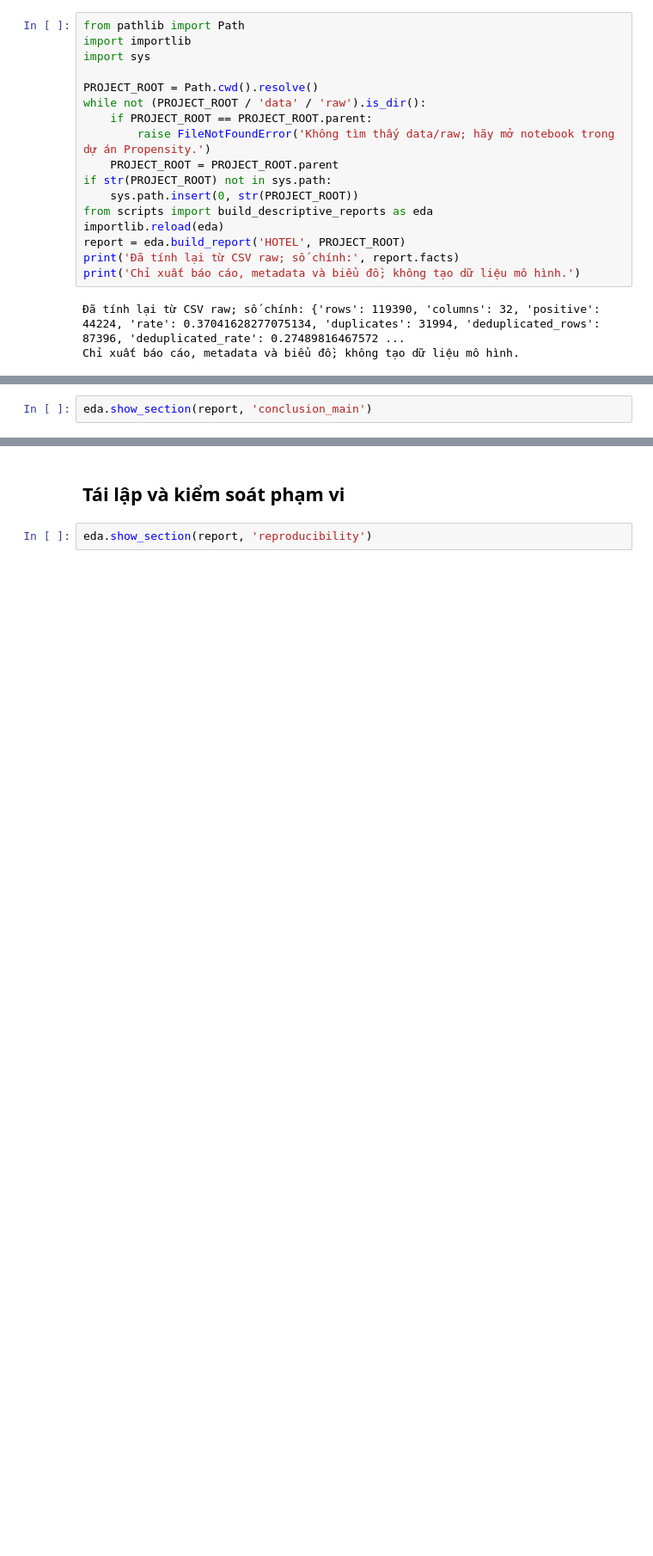
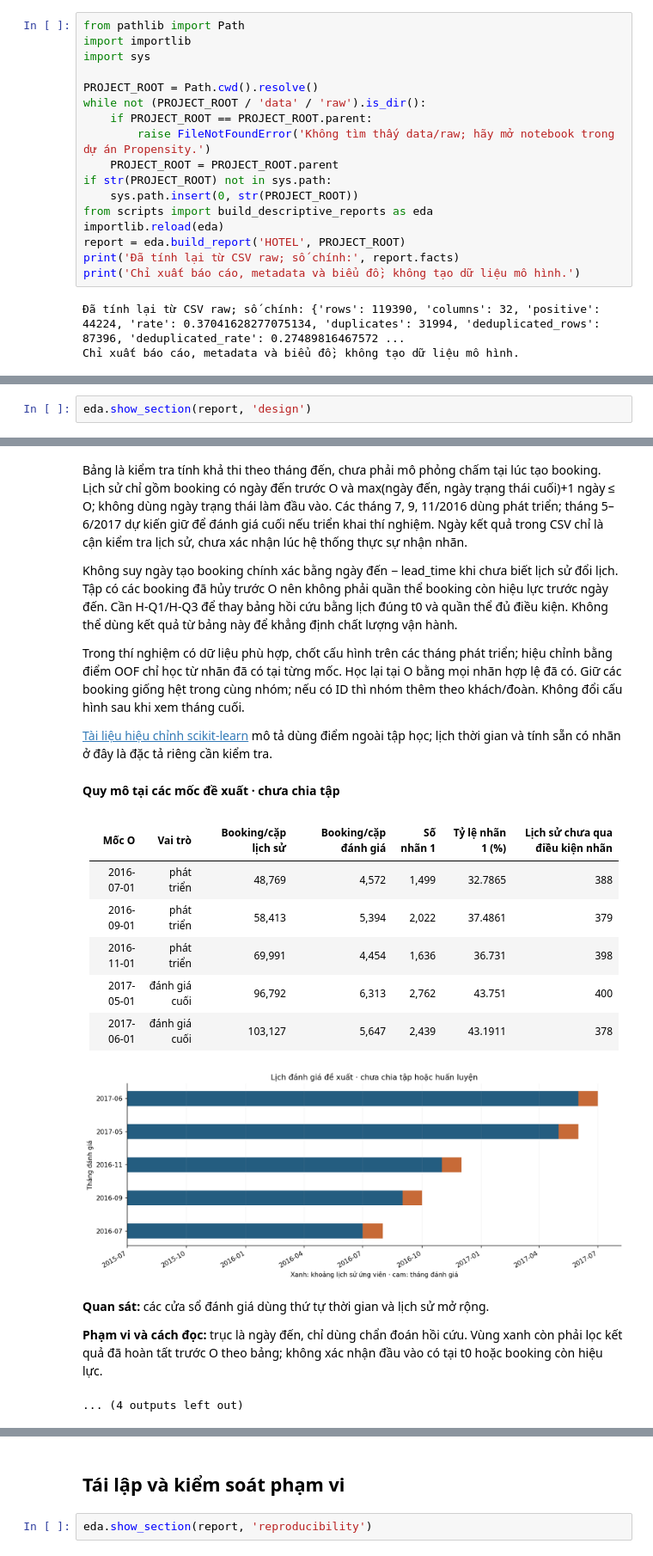
Before and after one commit to AnhQun18/Propensity-VSF-tts, a Jupyter notebook: notebooks/HOTEL/hotel_descriptive_report.ipynb, the cells around one changed output, grey strips where cells are left out. Shown at 86% size. Drawn from its saved outputs; the diff is of its cells as text; blank space fills up the shorter version.

```diff
--- a/notebooks/HOTEL/hotel_descriptive_report.ipynb
+++ b/notebooks/HOTEL/hotel_descriptive_report.ipynb
@@ -189,3 +255,3 @@ Tách điều đã quan sát khỏi nguyên nhân chưa được chứng minh. K
 # %%
-eda.show_section(report, 'conclusion_main')
+eda.show_section(report, 'design')
 # %% [output]
@@ -210 +274,21 @@ Các lựa chọn dưới đây là hướng nghiên cứu dựa trên EDA, khô
+Bảng là kiểm tra tính khả thi theo tháng đến, chưa phải mô phỏng chấm tại lúc tạo booking. Lịch sử chỉ gồm booking có ngày đến trước O và max(ngày đến, ngày trạng thái cuối)+1 ngày ≤ O; không dùng ngày trạng thái làm đầu vào. Các tháng 7, 9, 11/2016 dùng phát triển; tháng 5–6/2017 dự kiến giữ để đánh giá cuối nếu triển khai thí nghiệm. Ngày kết quả trong CSV chỉ là cận kiểm tra lịch sử, chưa xác nhận lúc hệ thống thực sự nhận nhãn.
+
+Không suy ngày tạo booking chính xác bằng ngày đến − lead_time khi chưa biết lịch sử đổi lịch. Tập có các booking đã hủy trước O nên không phải quần thể booking còn hiệu lực trước ngày đến. Cần H-Q1/H-Q3 để thay bảng hồi cứu bằng lịch đúng t0 và quần thể đủ điều kiện. Không thể dùng kết quả từ bảng này để khẳng định chất lượng vận hành.
+
+Trong thí nghiệm có dữ liệu phù hợp, chốt cấu hình trên các tháng phát triển; hiệu chỉnh bằng điểm OOF chỉ học từ nhãn đã có tại từng mốc. Học lại tại O bằng mọi nhãn hợp lệ đã có. Giữ các booking giống hệt trong cùng nhóm; nếu có ID thì nhóm thêm theo khách/đoàn. Không đổi cấu hình sau khi xem tháng cuối.
+
+[Tài liệu hiệu chỉnh scikit-learn](https://scikit-learn.org/stable/modules/calibration.html) mô tả dùng điểm ngoài tập học; lịch thời gian và tính sẵn có nhãn ở đây là đặc tả riêng cần kiểm tra.
+**Quy mô tại các mốc đề xuất · chưa chia tập**
+| Mốc O | Vai trò | Booking/cặp lịch sử | Booking/cặp đánh giá | Số nhãn 1 | Tỷ lệ nhãn 1 (%) | Lịch sử chưa qua điều kiện nhãn |
+| --- | --- | --- | --- | --- | --- | --- |
+| 2016-07-01 | phát triển | 48,769 | 4,572 | 1,499 | 32.7865 | 388 |
+| 2016-09-01 | phát triển | 58,413 | 5,394 | 2,022 | 37.4861 | 379 |
+| 2016-11-01 | phát triển | 69,991 | 4,454 | 1,636 | 36.731 | 398 |
+| 2017-05-01 | đánh giá cuối | 96,792 | 6,313 | 2,762 | 43.751 | 400 |
+| 2017-06-01 | đánh giá cuối | 103,127 | 5,647 | 2,439 | 43.1911 | 378 |
+[figure, added]
+**Quan sát:** các cửa sổ đánh giá dùng thứ tự thời gian và lịch sử mở rộng.
+
+**Phạm vi và cách đọc:** trục là ngày đến, chỉ dùng chẩn đoán hồi cứu. Vùng xanh còn phải lọc kết quả đã hoàn tất trước O theo bảng; không xác nhận đầu vào có tại t0 hoặc booking còn hiệu lực.
+... (4 outputs left out)
 # %% [markdown]
```
Also changed, not shown: parts of 24 cells of this notebook, 17 other files.
